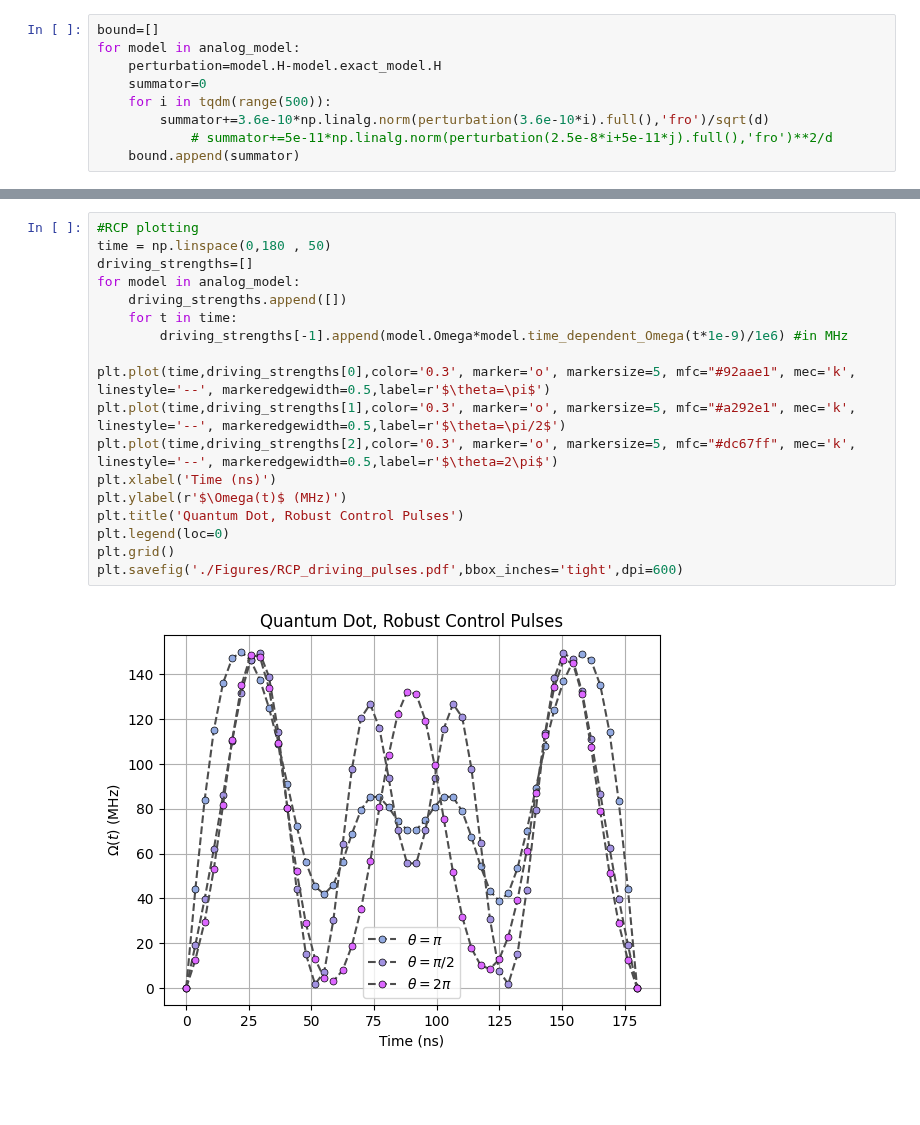
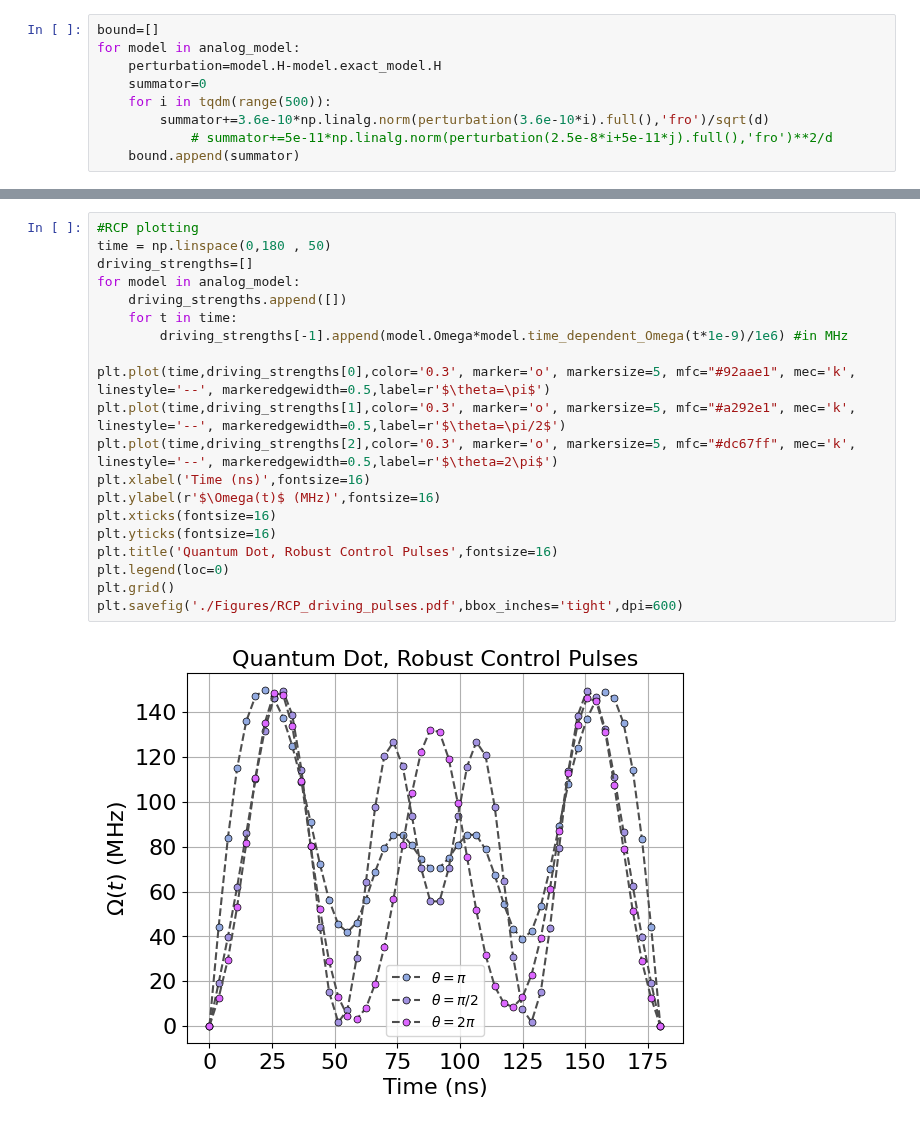
Before and after one commit to minidas/Entanglement-Induced-Resilience-of-Quantum-Dynamics, a Jupyter notebook: RCP.ipynb, the cells around one changed output, grey strips where cells are left out. Drawn from its saved outputs; the diff is of its cells as text; blank space fills up the shorter version.

```diff
--- a/RCP.ipynb
+++ b/RCP.ipynb
@@ -125,20 +127,22 @@ plt.show()
 # %%
 #RCP plotting
 time = np.linspace(0,180 , 50)
 driving_strengths=[]
 for model in analog_model:
     driving_strengths.append([])
     for t in time:
         driving_strengths[-1].append(model.Omega*model.time_dependent_Omega(t*1e-9)/1e6) #in MHz
 
 plt.plot(time,driving_strengths[0],color='0.3', marker='o', markersize=5, mfc="#92aae1", mec='k', linestyle='--', markeredgewidth=0.5,label=r'$\theta=\pi$')
 plt.plot(time,driving_strengths[1],color='0.3', marker='o', markersize=5, mfc="#a292e1", mec='k', linestyle='--', markeredgewidth=0.5,label=r'$\theta=\pi/2$')
 plt.plot(time,driving_strengths[2],color='0.3', marker='o', markersize=5, mfc="#dc67ff", mec='k', linestyle='--', markeredgewidth=0.5,label=r'$\theta=2\pi$')
-plt.xlabel('Time (ns)')
-plt.ylabel(r'$\Omega(t)$ (MHz)')
-plt.title('Quantum Dot, Robust Control Pulses')
+plt.xlabel('Time (ns)',fontsize=16)
+plt.ylabel(r'$\Omega(t)$ (MHz)',fontsize=16)
+plt.xticks(fontsize=16)
+plt.yticks(fontsize=16)
+plt.title('Quantum Dot, Robust Control Pulses',fontsize=16)
 plt.legend(loc=0)
 plt.grid()
 plt.savefig('./Figures/RCP_driving_pulses.pdf',bbox_inches='tight',dpi=600)
 # %% [output]
-[figure, old version]
+[figure, new version]
```
Also changed, not shown: parts of 1 cell of this notebook, 10 other files.
